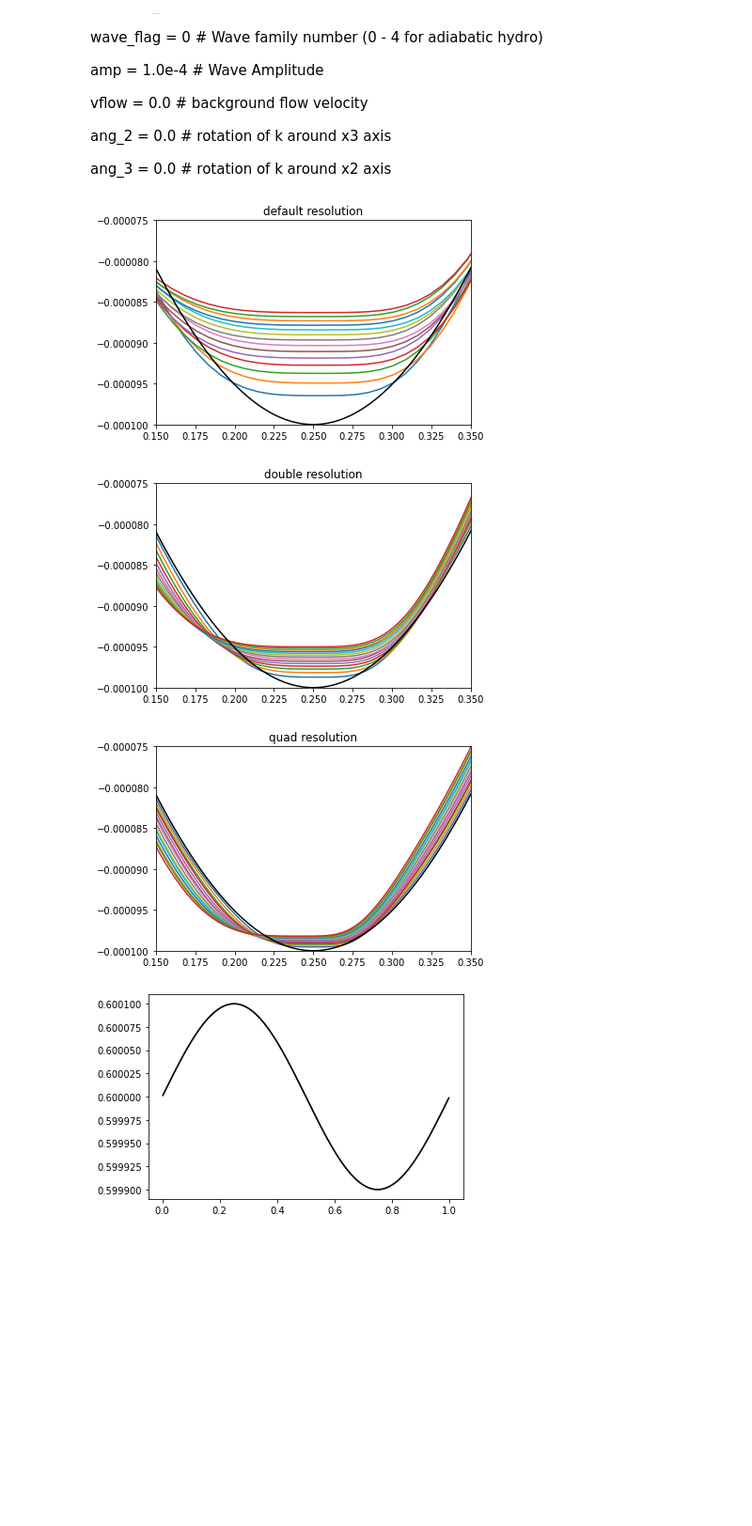
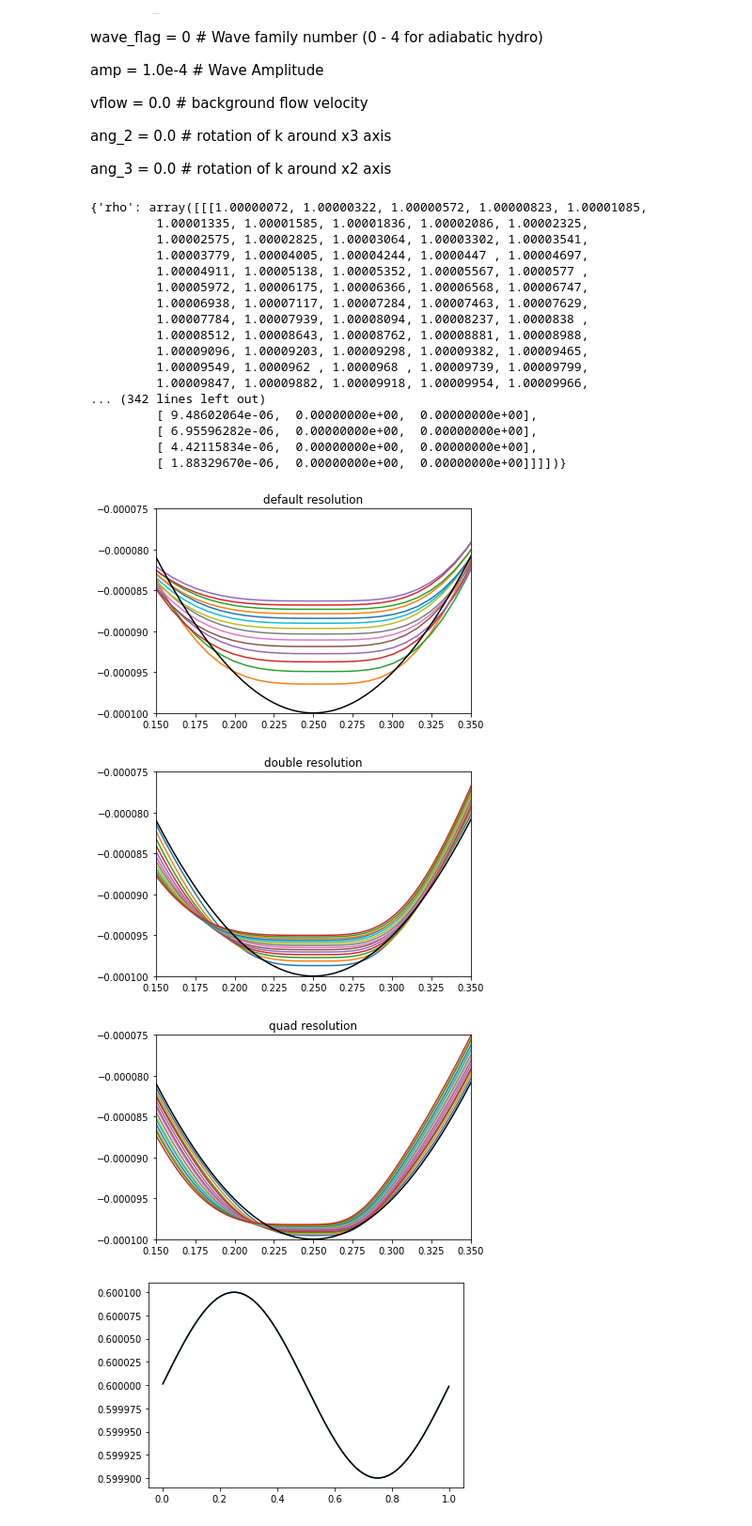
Before and after one commit to asmohov/ppd, a Jupyter notebook: 1_d_shock_tests/sound_wave_analytical_comparison.ipynb, the cells around one changed output. Shown at 94% size. Cells and saved outputs as stored; diff of their text form; code cells hidden in the pictures; blank space fills up the shorter version.

```diff
--- a/1_d_shock_tests/sound_wave_analytical_comparison.ipynb
+++ b/1_d_shock_tests/sound_wave_analytical_comparison.ipynb
@@ -90,14 +90,14 @@ def rho_plot(file_name,plot_name):
     for i in range(len(x)-1):
         x_avg.append((x[i]+x[i+1])/2)
 
-    #print(data)
+    print(data)
     rho = data['rho'][0][0]
 
     plt.plot(x_avg,rho,label = plot_name)
     #return minima to show time evolution
     return min(rho)
 
-#rho_plot('./double_res_xord3/LinWave.block0.out2.04000.vtk','double, xorder =3')
+rho_plot('./double_res_xord3/LinWave.block0.out2.04000.vtk','double, xorder =3')
 #rho_plot('./double_res_xord3/LinWave.block0.out2.04005.vtk','double, xorder = 3')
 #rho_plot('./double_res_xord3/LinWave.block0.out2.04010.vtk','double, xorder = 3')
 
@@ -158,34 +158,51 @@ for num in counter:
         n = '0'+n
     if num%1000 ==0:
         vel_plot('./double_res_long/LinWave.block0.out2.'+str(n)+'.vtk','time_step '+n)
         pass
 plt.xlim([.15,.35])
 plt.ylim([-1e-4,-7.5e-5])
 plt.title('double resolution')
 plt.plot(x_avg,y_vel,label = 'analytical_solution',color = 'black')
 plt.show()
 
 #Time evolution plot, double res:
 counter = np.arange(1,14999)
 for num in counter:
     n = str(num)
     while len(n)<5:
         n = '0'+n
     if num%1000 ==0:
         vel_plot('./quad_res_long/LinWave.block0.out2.'+str(n)+'.vtk','time_step '+n)
         pass
 plt.xlim([.15,.35])
 plt.ylim([-1e-4,-7.5e-5])
 plt.title('quad resolution')
 plt.plot(x_avg,y_vel,label = 'analytical_solution',color = 'black')
 plt.show()
 #vel_plot('./quad_res/LinWave.block0.out2.04000.vtk','quad')
 
 #vel_plot('./double_res_xord3/LinWave.block0.out2.04000.vtk','double, xorder =3')
 #vel_plot('./double_res_xord3/LinWave.block0.out2.04005.vtk','double, xorder = 3')
 #vel_plot('./double_res_xord3/LinWave.block0.out2.04010.vtk','double, xorder = 3')
 # %% [output]
+{'rho': array([[[1.00000072, 1.00000322, 1.00000572, 1.00000823, 1.00001085,
+         1.00001335, 1.00001585, 1.00001836, 1.00002086, 1.00002325,
+         1.00002575, 1.00002825, 1.00003064, 1.00003302, 1.00003541,
+         1.00003779, 1.00004005, 1.00004244, 1.0000447 , 1.00004697,
+         1.00004911, 1.00005138, 1.00005352, 1.00005567, 1.0000577 ,
+         1.00005972, 1.00006175, 1.00006366, 1.00006568, 1.00006747,
+         1.00006938, 1.00007117, 1.00007284, 1.00007463, 1.00007629,
+         1.00007784, 1.00007939, 1.00008094, 1.00008237, 1.0000838 ,
+         1.00008512, 1.00008643, 1.00008762, 1.00008881, 1.00008988,
+         1.00009096, 1.00009203, 1.00009298, 1.00009382, 1.00009465,
+         1.00009549, 1.0000962 , 1.0000968 , 1.00009739, 1.00009799,
+         1.00009847, 1.00009882, 1.00009918, 1.00009954, 1.00009966,
+... (342 lines left out)
+         [ 9.48602064e-06,  0.00000000e+00,  0.00000000e+00],
+         [ 6.95596282e-06,  0.00000000e+00,  0.00000000e+00],
+         [ 4.42115834e-06,  0.00000000e+00,  0.00000000e+00],
+         [ 1.88329670e-06,  0.00000000e+00,  0.00000000e+00]]]])}
-[figure, old version]
+[figure, new version]
 [figure]
 [figure]
 # %%
```
Also changed, not shown: 6 other files.
